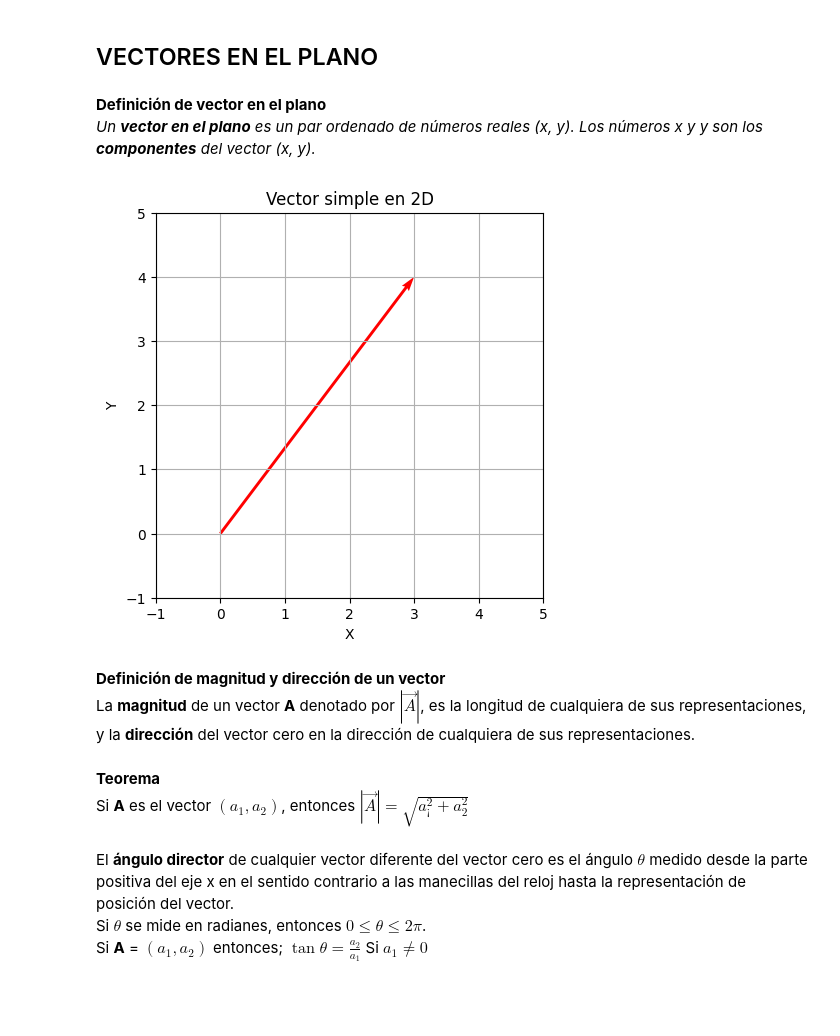
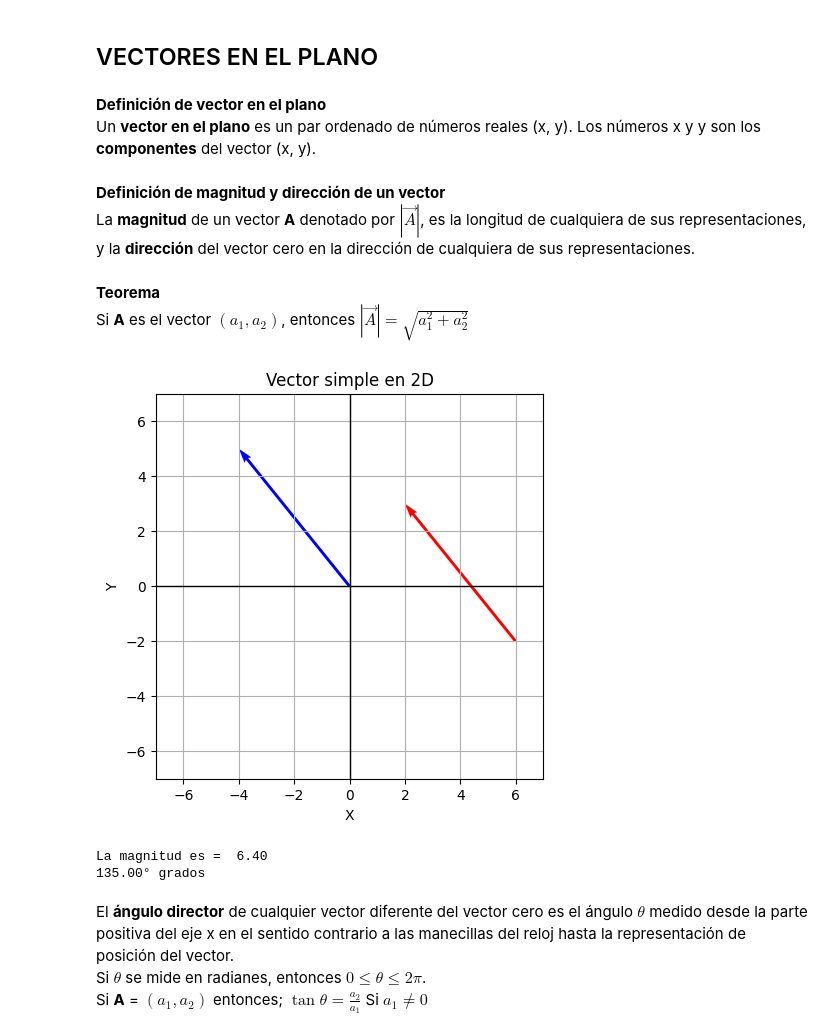
Before and after one commit to KristhianPineda/kPhysics, a Jupyter notebook: notebooks/math/vectores1.ipynb, the cells around one changed output. Cells and saved outputs as stored; diff of their text form; code cells hidden in the pictures; blank space fills up the shorter version.

```diff
--- a/notebooks/math/vectores1.ipynb
+++ b/notebooks/math/vectores1.ipynb
@@ -4,37 +4,44 @@
 ## VECTORES EN EL PLANO
 # %% [markdown]
 **Definición de vector en el plano**
-*Un **vector en el plano** es un par ordenado de números reales (x, y). Los números x y y son los **componentes** del vector (x, y).*
+Un **vector en el plano** es un par ordenado de números reales (x, y). Los números x y y son los **componentes** del vector (x, y).
-# %%
-import matplotlib.pyplot as plt
-import numpy as np
-
-#Coordenadas del origen del vector
-origen_x= 0
-origen_y= 0
-
-#Componentes del vector (dx, dy)
-vector_x= 3
-vector_y= 4
-
-#Dibujar el vector
-plt.figure(figsize=(5,5))
-plt.quiver(origen_x, origen_y, vector_x, vector_y, angles='xy', scale_units='xy', scale= 1, color='r')
-plt.xlim(-1, 5)
-plt.ylim(-1, 5)
-plt.grid(True)
-plt.xlabel('X')
-plt.ylabel('Y')
-plt.title('Vector simple en 2D')
-plt.show()
-# %% [output]
-[figure, old version]
 # %% [markdown]
 **Definición de magnitud y dirección de un vector**
 La **magnitud** de un vector **A** denotado por $|\vec{A}|$, es la longitud de cualquiera de sus representaciones, y la **dirección** del vector cero en la dirección de cualquiera de sus representaciones.
 # %% [markdown]
 **Teorema**
-Si **A** es el vector $(a_1,a_2)$, entonces $|\vec{A}|=\sqrt{a_¡^2 + a_2^2}$
+Si **A** es el vector $(a_1,a_2)$, entonces $|\vec{A}|=\sqrt{a_1^2 + a_2^2}$
+# %%
+import matplotlib.pyplot as plt
+import numpy as np
+
+# Coordenadas del vector
+vector_x = -4
+vector_y = 5
+
+# Dibujar vectores
+plt.figure(figsize=(5,5))
+plt.quiver(6, -2, vector_x, vector_y, angles='xy', scale_units='xy', scale=1, color='r')
+plt.quiver(0, 0, vector_x, vector_y, angles='xy', scale_units='xy', scale=1, color='blue')
+plt.xlim(-7, 7)
+plt.ylim(-7, 7)
+plt.grid(True)
+plt.xlabel('X')
+plt.ylabel('Y')
+plt.title('Vector simple en 2D')
+plt.axhline(0, color = 'black', linewidth=1)
+plt.axvline(0, color='black', linewidth=1)
+plt.show()
+
+# Calcular magnitud del vector
+magnitud = np.sqrt((vector_x)**2 + (vector_y)**2)
+print("La magnitud es = ", f"{magnitud:.2f}")
+angulo_deg = np.degrees(angulo)
+print(f"{angulo_deg:.2f}° grados")
+# %% [output]
+[figure, new version]
+La magnitud es =  6.40
+135.00° grados
 # %% [markdown]
 El **ángulo director** de cualquier vector diferente del vector cero es el ángulo $\theta$ medido desde la parte positiva del eje x en el sentido contrario a las manecillas del reloj hasta la representación de posición del vector.
 Si $\theta$ se mide en radianes, entonces $0\le \theta \le 2\pi$.
```
Also changed, not shown: parts of 1 cell of this notebook.
